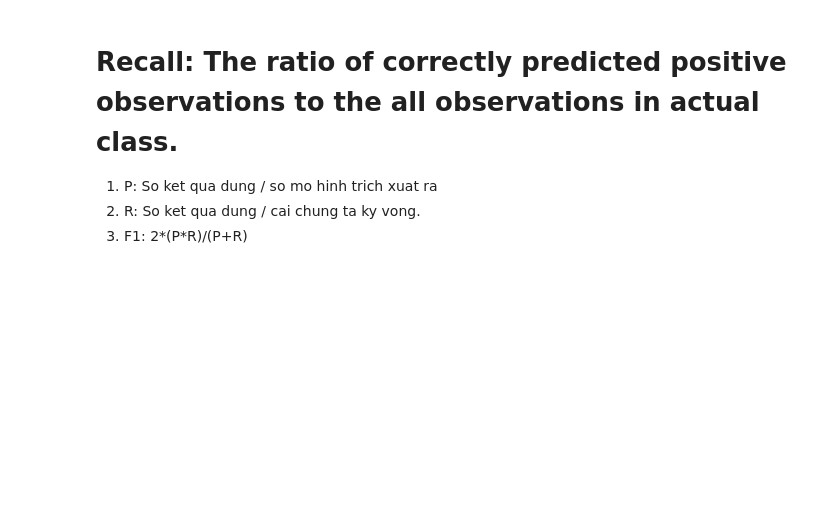
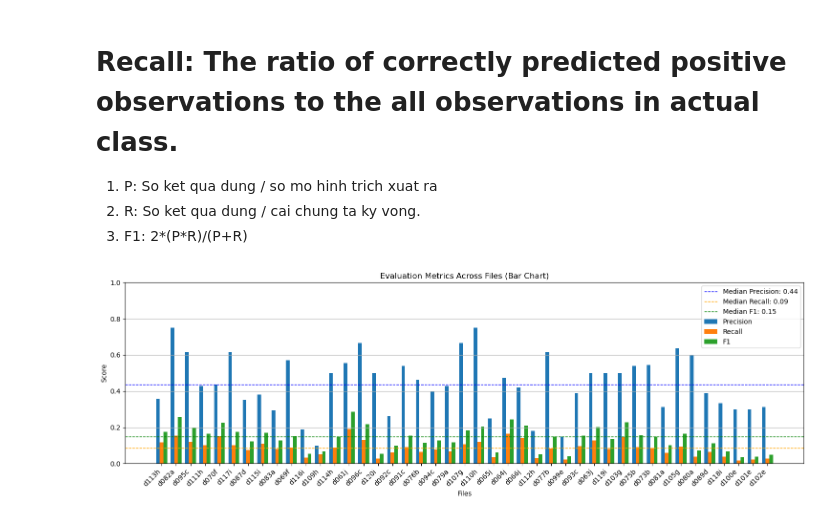
Before and after one commit to khaphan-github/nlp, a Jupyter notebook: page_range_ver_1.ipynb, the cells around one changed output. Cells and saved outputs as stored; diff of their text form; code cells hidden in the pictures; blank space fills up the shorter version.

```diff
--- a/page_range_ver_1.ipynb
+++ b/page_range_ver_1.ipynb
@@ -450,6 +453,43 @@ def plot_line_chart(results):
 
 def filter_f1_above(results, threshold=0.18):
     return [r for r in results if r['f1'] > threshold]
+# %%
+def plot_bar_chart(results):
+    files = [r['file'] for r in results]
+    precision = [r['precision'] for r in results]
+    recall = [r['recall'] for r in results]
+    f1 = [r['f1'] for r in results]
+
+    x = range(len(files))
+    width = 0.25
+
+    plt.figure(figsize=(15, 5))
+    plt.bar([i - width for i in x], precision, width=width, label='Precision')
+    plt.bar(x, recall, width=width, label='Recall')
+    plt.bar([i + width for i in x], f1, width=width, label='F1')
+
+    # Calculate and plot median lines
+    median_precision = np.median(precision)
+    median_recall = np.median(recall)
+    median_f1 = np.median(f1)
+    plt.axhline(median_precision, color='blue', linestyle='--', linewidth=1, label=f'Median Precision: {median_precision:.2f}')
+    plt.axhline(median_recall, color='orange', linestyle='--', linewidth=1, label=f'Median Recall: {median_recall:.2f}')
+    plt.axhline(median_f1, color='green', linestyle='--', linewidth=1, label=f'Median F1: {median_f1:.2f}')
+
+    plt.xlabel('Files')
+    plt.ylabel('Score')
+    plt.title('Evaluation Metrics Across Files (Bar Chart)')
+    plt.xticks(x, files, rotation=45, ha='right')
+    plt.ylim(0, 1)
+    plt.grid(axis='y')
+    plt.legend()
+    plt.tight_layout()
+    plt.show()
+# %%
+# filter_f1_above(all_results, 0.2)
+plot_bar_chart(all_results)
+# %% [output]
+[figure, added]
 # %%
 plot_line_chart(all_results)
 # %% [output]
```
Also changed, not shown: parts of 8 cells of this notebook.
